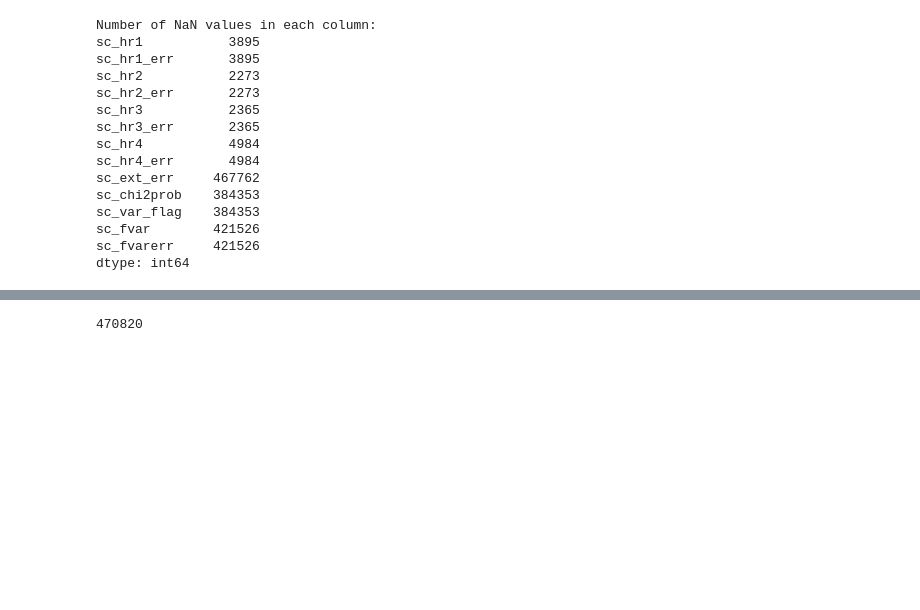
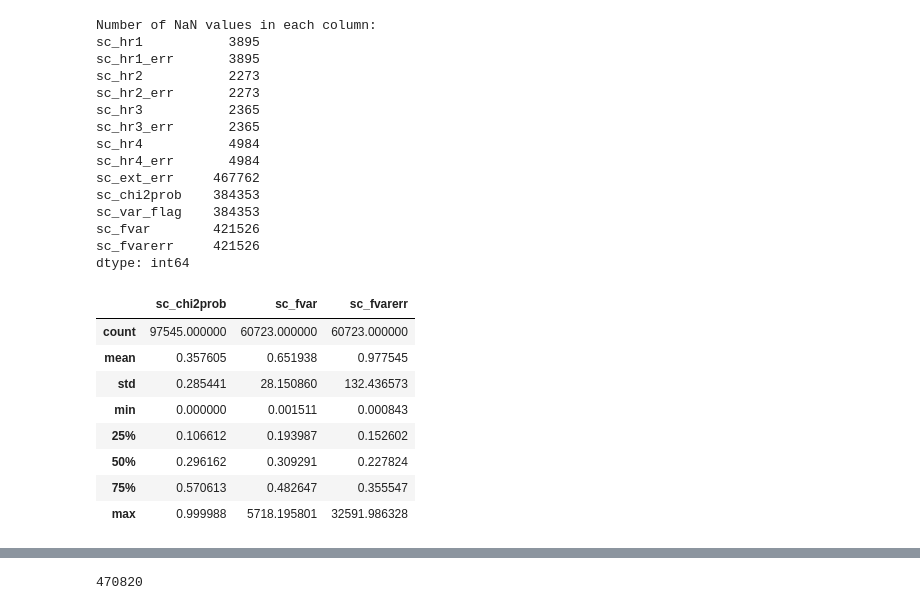
Before and after one commit to Ishikawa7/XMM-Newton-Analysis, a Jupyter notebook: preprocessing.ipynb, the cells around one changed output, grey strips where cells are left out. Drawn from its saved outputs; the diff is of its cells as text; code cells hidden in the pictures; blank space fills up the shorter version.

```diff
--- a/preprocessing.ipynb
+++ b/preprocessing.ipynb
@@ -62,4 +62,16 @@ dtype: int64
 # %%
 # remove rows with NaN values on the 'sc_hr1', 'sc_hr1_err', 'sc_hr2', 'sc_hr2_err', 'sc_hr3', 'sc_hr3_err', 'sc_hr4', 'sc_hr4_err',
 df = df.dropna(subset=['sc_hr1', 'sc_hr1_err', 'sc_hr2', 'sc_hr2_err', 'sc_hr3', 'sc_hr3_err', 'sc_hr4', 'sc_hr4_err'])
+# %%
+df[['sc_chi2prob', 'sc_fvar', 'sc_fvarerr']].describe()
+# %% [output]
+|  | sc_chi2prob | sc_fvar | sc_fvarerr |
+| count | 97545.000000 | 60723.000000 | 60723.000000 |
+| mean | 0.357605 | 0.651938 | 0.977545 |
+| std | 0.285441 | 28.150860 | 132.436573 |
+| min | 0.000000 | 0.001511 | 0.000843 |
+| 25% | 0.106612 | 0.193987 | 0.152602 |
+| 50% | 0.296162 | 0.309291 | 0.227824 |
+| 75% | 0.570613 | 0.482647 | 0.355547 |
+| max | 0.999988 | 5718.195801 | 32591.986328 |
 # %%
```
Also changed, not shown: parts of 14 cells of this notebook, 6 other files.
